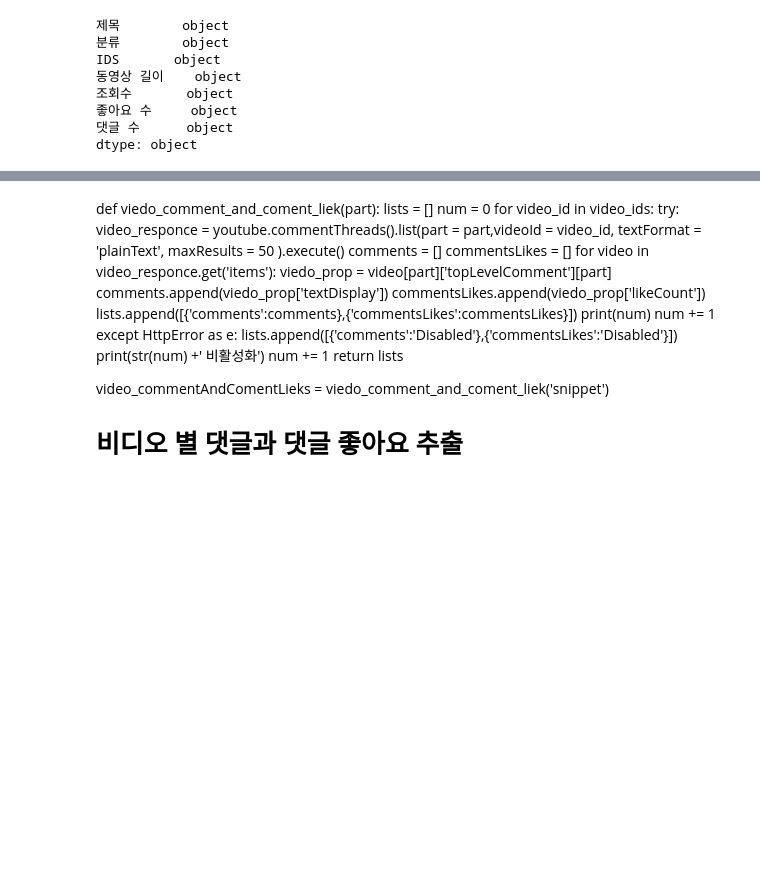
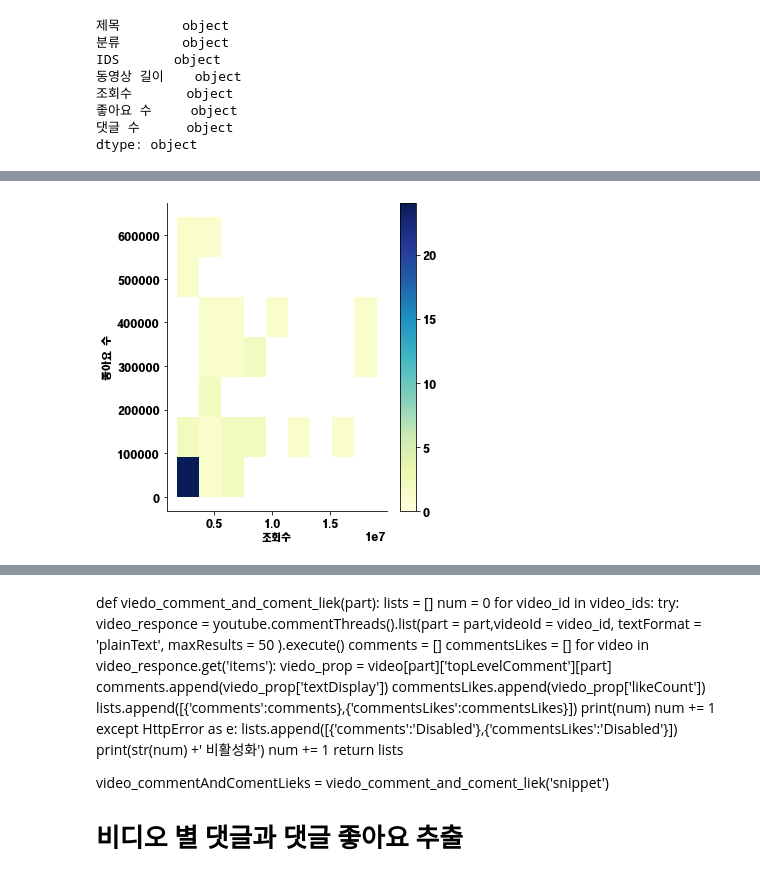
Before and after one commit to C-H2Baek/C-H2Baek, a Jupyter notebook: My Project/Python/Big Data/Youtube Project/YouTube API.ipynb, the cells around one changed output, grey strips where cells are left out. Drawn from its saved outputs; the diff is of its cells as text; code cells hidden in the pictures; blank space fills up the shorter version.

```diff
--- a/My Project/Python/Big Data/Youtube Project/YouTube API.ipynb
+++ b/My Project/Python/Big Data/Youtube Project/YouTube API.ipynb
@@ -343,0 +364,9 @@ df['분류'].value_counts().plot(
+# %%
+sns.displot(x=Type1['조회수'], y=Type1['좋아요 수'],
+        data=Type0,
+        linewidth = 5,
+        cmap = 'YlGnBu',
+        cbar = True)
+plt.show()
+# %% [output]
+[figure, added]
```
Also changed, not shown: parts of 27 cells of this notebook, 13 other files.
